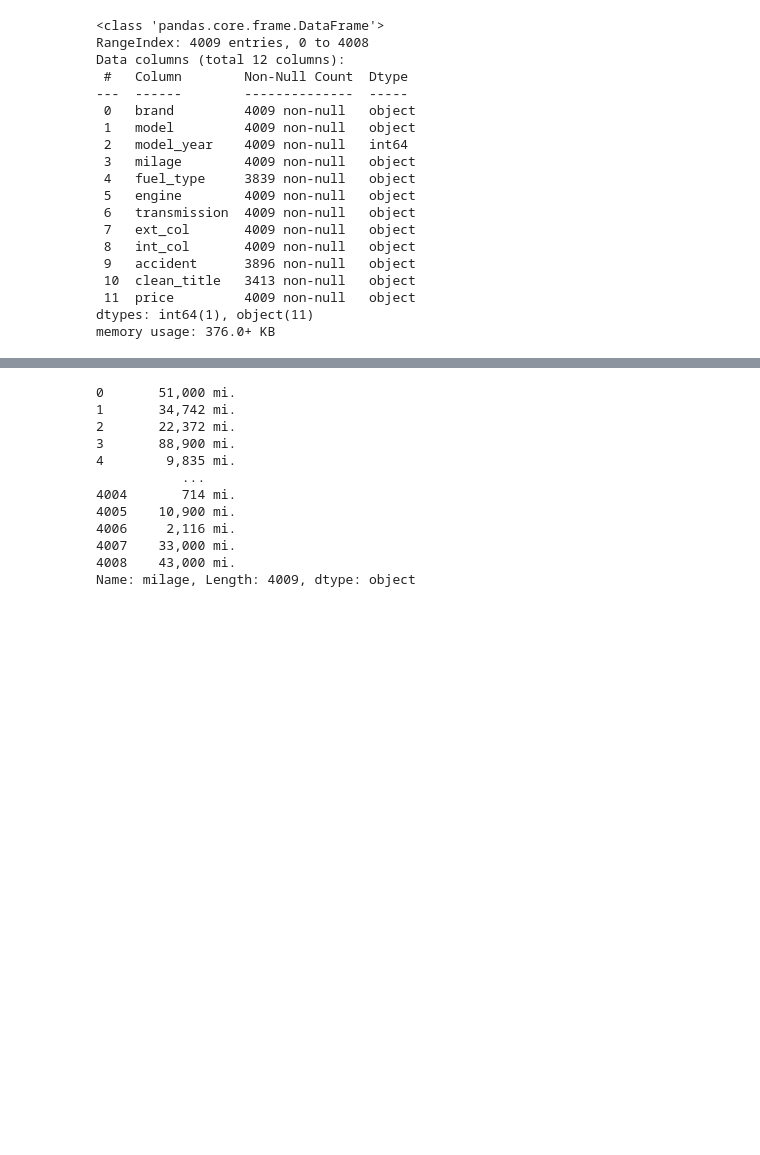
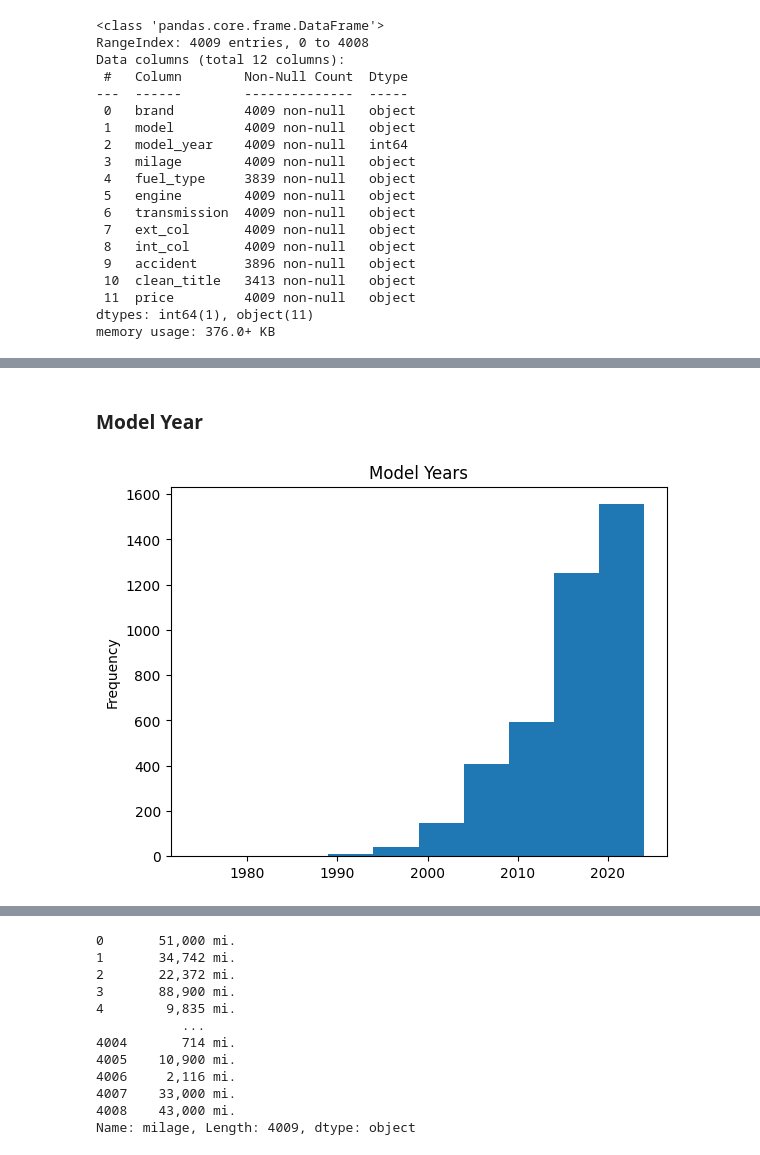
Before and after one commit to PabloJRW/used-car-price-prediction, a Jupyter notebook: notebooks/EDA.ipynb, the cells around one changed output, grey strips where cells are left out. Saved outputs shown, nothing was run; the diff lists cells and outputs as text; code cells hidden in the pictures; blank space fills up the shorter version.

```diff
--- a/notebooks/EDA.ipynb
+++ b/notebooks/EDA.ipynb
@@ -43,0 +94,9 @@ memory usage: 376.0+ KB
+# %% [markdown]
+### Model Year
+# %%
+plt.figure()
+plt.title('Model Years')
+df['model_year'].plot(kind='hist')
+plt.show()
+# %% [output]
+[figure, added]
```
Also changed, not shown: parts of 35 cells of this notebook, 2 other files.
